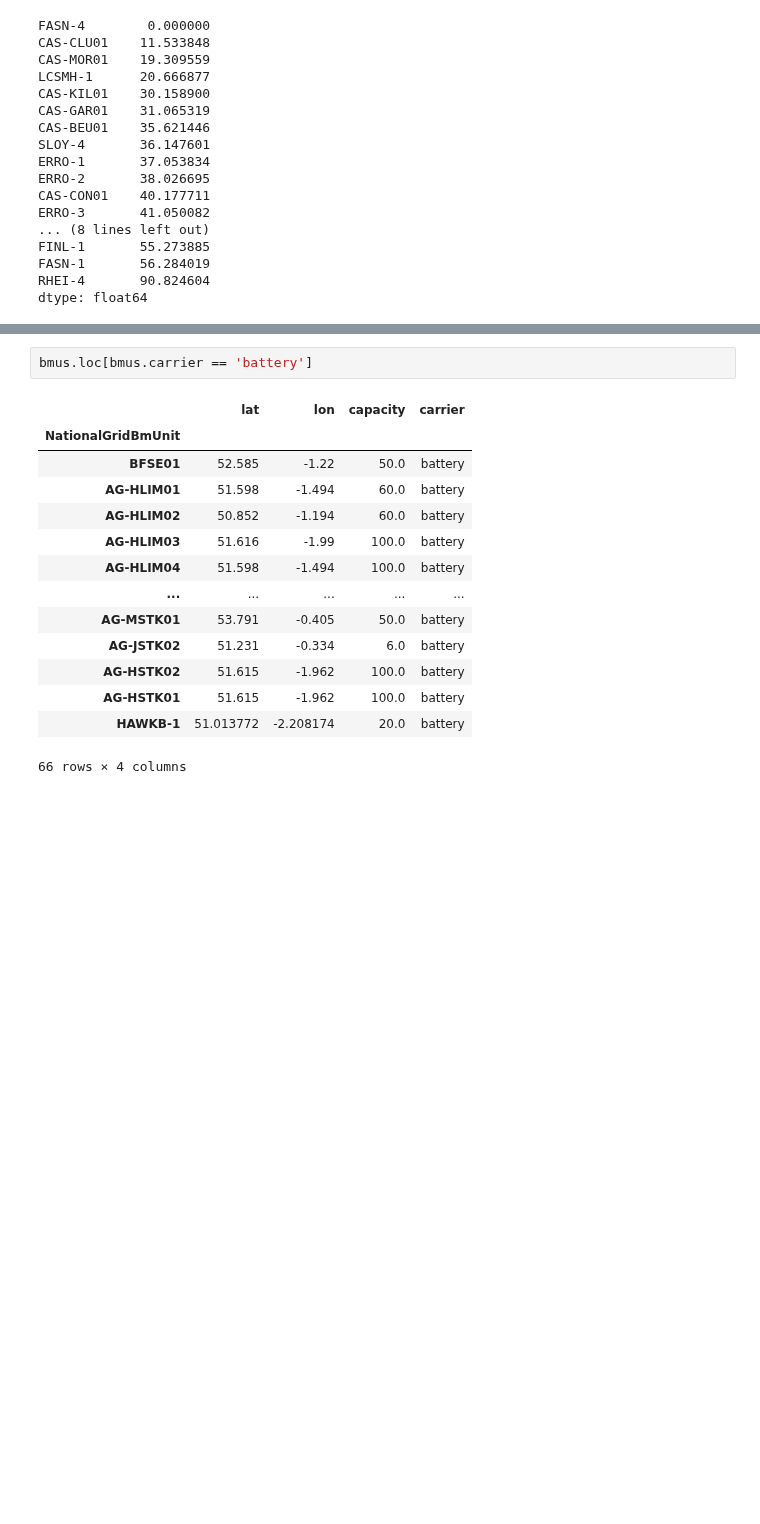
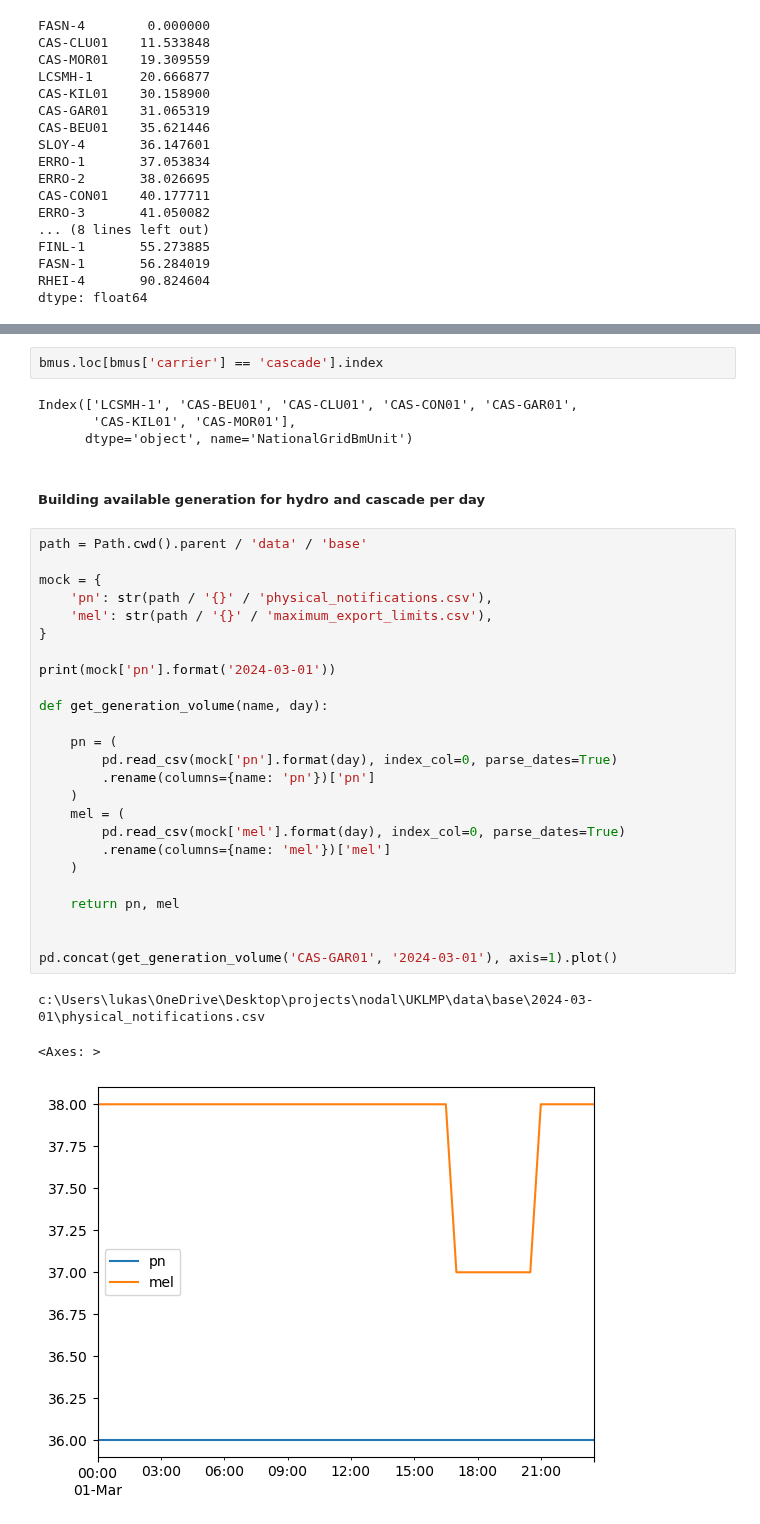
Before and after one commit to LukasFrankenQ/GBPower, a Jupyter notebook: notebooks/build_hydro.ipynb, the cells around one changed output, grey strips where cells are left out. Cells and saved outputs as stored; diff of their text form; blank space fills up the shorter version.

```diff
--- a/notebooks/build_hydro.ipynb
+++ b/notebooks/build_hydro.ipynb
@@ -159,17 +205,37 @@ pns['LCSMH-1'].iloc[1000:2000].plot()
 # %%
-bmus.loc[bmus.carrier == 'battery']
+bmus.loc[bmus['carrier'] == 'cascade'].index
 # %% [output]
-|  | lat | lon | capacity | carrier |
-| NationalGridBmUnit |  |  |  |  |
-| BFSE01 | 52.585 | -1.22 | 50.0 | battery |
-| AG-HLIM01 | 51.598 | -1.494 | 60.0 | battery |
-| AG-HLIM02 | 50.852 | -1.194 | 60.0 | battery |
-| AG-HLIM03 | 51.616 | -1.99 | 100.0 | battery |
-| AG-HLIM04 | 51.598 | -1.494 | 100.0 | battery |
-| ... | ... | ... | ... | ... |
-| AG-MSTK01 | 53.791 | -0.405 | 50.0 | battery |
-| AG-JSTK02 | 51.231 | -0.334 | 6.0 | battery |
-| AG-HSTK02 | 51.615 | -1.962 | 100.0 | battery |
-| AG-HSTK01 | 51.615 | -1.962 | 100.0 | battery |
-| HAWKB-1 | 51.013772 | -2.208174 | 20.0 | battery |
-66 rows × 4 columns
+Index(['LCSMH-1', 'CAS-BEU01', 'CAS-CLU01', 'CAS-CON01', 'CAS-GAR01',
+       'CAS-KIL01', 'CAS-MOR01'],
+      dtype='object', name='NationalGridBmUnit')
+# %% [markdown]
+##### Building available generation for hydro and cascade per day
+# %%
+path = Path.cwd().parent / 'data' / 'base'
+
+mock = {
+    'pn': str(path / '{}' / 'physical_notifications.csv'),
+    'mel': str(path / '{}' / 'maximum_export_limits.csv'),
+}
+
+print(mock['pn'].format('2024-03-01'))
+
+def get_generation_volume(name, day):
+
+    pn = (
+        pd.read_csv(mock['pn'].format(day), index_col=0, parse_dates=True)
+        .rename(columns={name: 'pn'})['pn']
+    )
+    mel = (
+        pd.read_csv(mock['mel'].format(day), index_col=0, parse_dates=True)
+        .rename(columns={name: 'mel'})['mel']
+    )
+
+    return pn, mel
+
+
+pd.concat(get_generation_volume('CAS-GAR01', '2024-03-01'), axis=1).plot()
+# %% [output]
+c:\Users\lukas\OneDrive\Desktop\projects\nodal\UKLMP\data\base\2024-03-01\physical_notifications.csv
+<Axes: >
+[figure, added]
```
Also changed, not shown: parts of 7 cells of this notebook, 2 other files.
